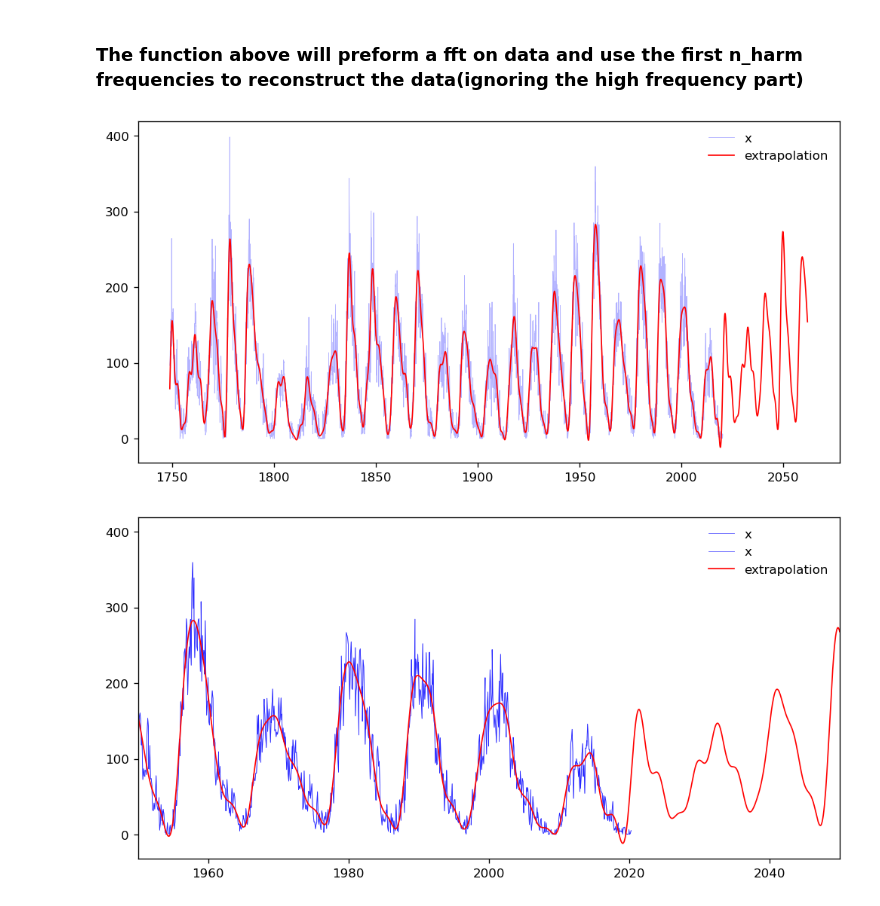
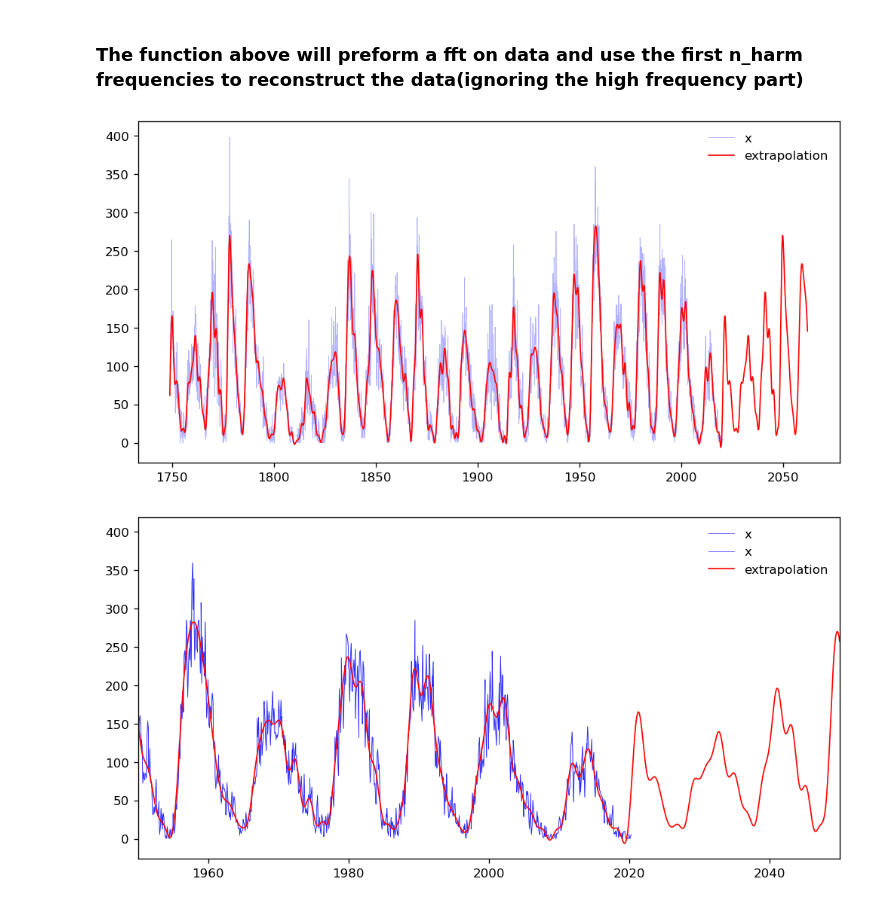
Before and after one commit to christandoi/ast596fds-final, a Jupyter notebook: frank/nb2.ipynb, the cells around one changed output. Cells and saved outputs as stored; diff of their text form; code cells hidden in the pictures.

```diff
--- a/frank/nb2.ipynb
+++ b/frank/nb2.ipynb
@@ -8,9 +8,8 @@ from matplotlib import pyplot as plt
 def fourierExtrapolation(x, n_predict, n_harm):
     n = x.size                      # number of harmonics in model
     t = np.arange(0, n)
-    p = np.polyfit(t, x, 1)         # find linear trend in x
-    x_notrend = x - p[0] * t        # detrended x
-    x_freqdom = fft.fft(x_notrend)  # detrended x in frequency domain
+
+    x_freqdom = fft.fft(x)  # detrended x in frequency domain
     f = fft.fftfreq(n)              # frequencies
     indexes = list(range(n))
 
@@ -23,7 +22,7 @@ def fourierExtrapolation(x, n_predict, n_harm):
         ampli = np.absolute(x_freqdom[i]) / n   # amplitude
         phase = np.angle(x_freqdom[i])          # phase
         restored_sig += ampli * np.cos(2 * np.pi * f[i] * t + phase)
-    return restored_sig + p[0] * t
+    return restored_sig
 # %% [markdown]
 ### The function above will preform a fft on data and use the first n_harm frequencies to reconstruct the data(ignoring the high frequency part)
 # %%
@@ -35,22 +34,22 @@ x = silso_monthly[:,2]
 t = silso_monthly[:,1]
 # %%
 n_predict = 500
-n_harm    = 100
+n_harm    = 150
 extrapolation = fourierExtrapolation(x, n_predict, n_harm)
 
 step = (t[-1]-t[0])/len(t)
 
 extra_frac_year = np.arange(t[0], t[-1]+n_predict*step, step)
 
 fig,ax = plt.subplots(figsize=(10,5), dpi=120)
 
 plt.plot(t, x, 'b', label = 'x', lw=0.5, alpha=0.3)
 plt.plot(extra_frac_year, extrapolation, 'r', label = 'extrapolation', lw=1)
 
 plt.legend(frameon=0)
 plt.show()
 # %% [output]
-[figure, old version]
+[figure, new version]
 # %%
 fig,ax = plt.subplots(figsize=(10,5), dpi=120)
 
@@ -63,4 +62,4 @@ plt.xlim([1950,2050])
 plt.legend(frameon=0)
 plt.show()
 # %% [output]
-[figure, old version]
+[figure, new version]
```
Also changed, not shown: 1 other file.
